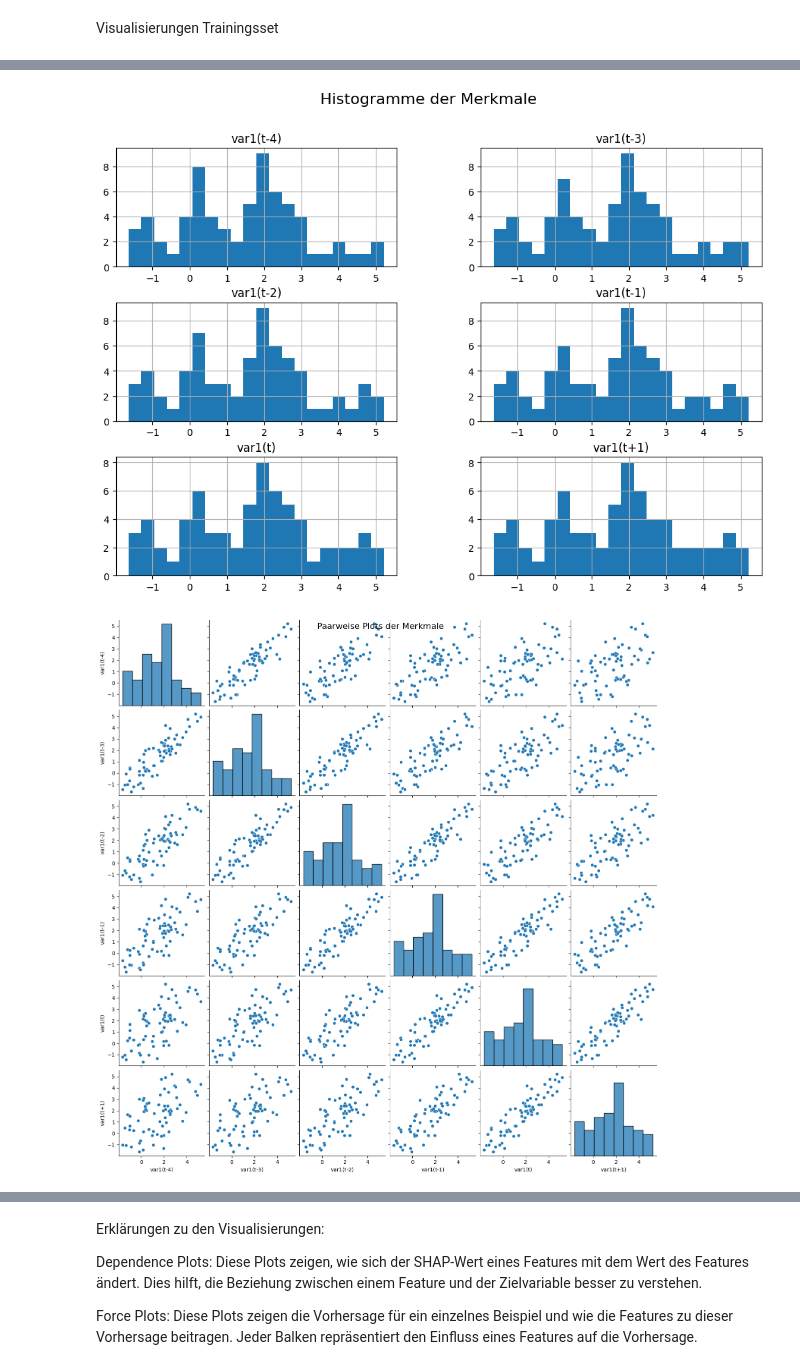
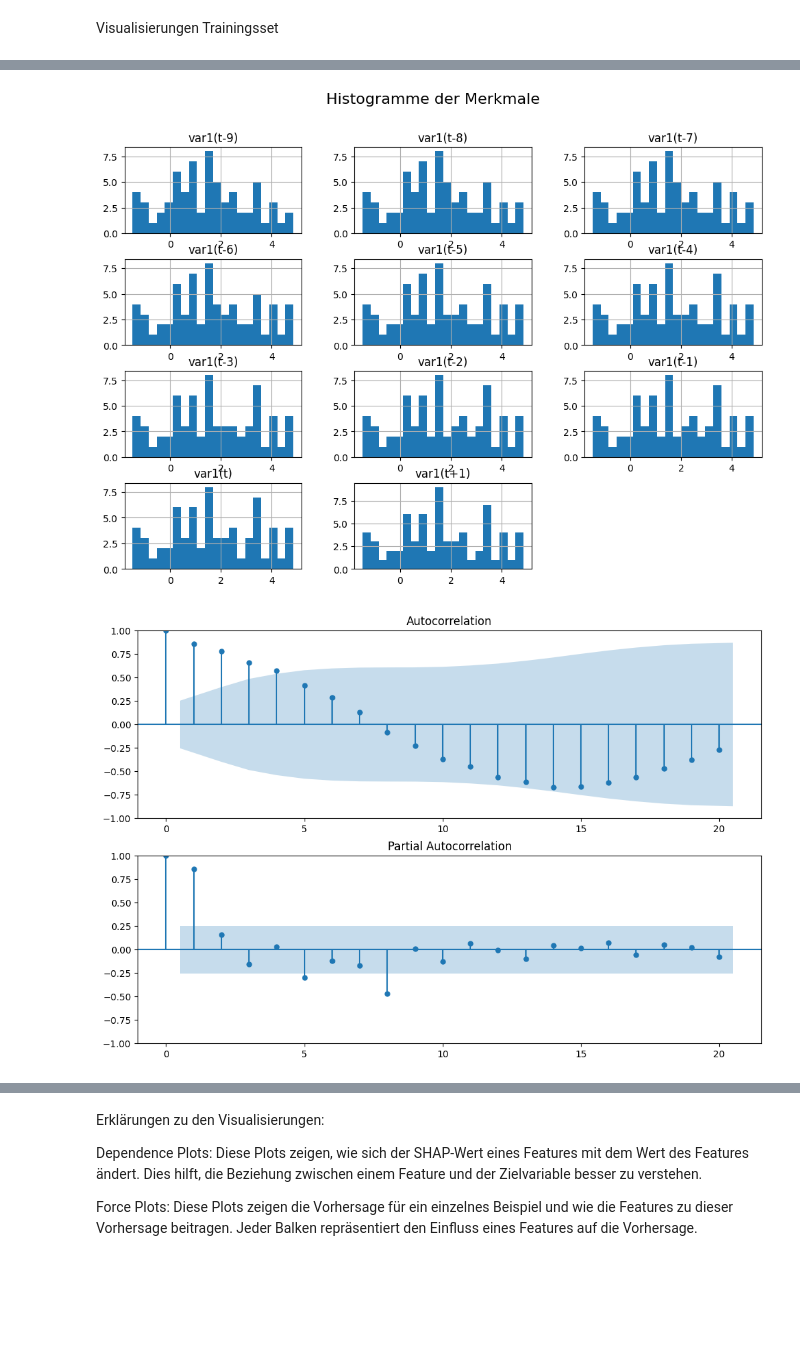
Before and after one commit to mmelinanna/xaiplayground, a Jupyter notebook: random_forest.ipynb, the cells around one changed output, grey strips where cells are left out. Cells and saved outputs as stored; diff of their text form; code cells hidden in the pictures; blank space fills up the shorter version.

```diff
--- a/random_forest.ipynb
+++ b/random_forest.ipynb
@@ -514,6 +785,6 @@ data_concatenated
 90 rows × 2 columns
 # %%
 data_concatenated
-tsl = time_series_lagger(data_concatenated.loc[:,"values"].to_list(), n_in=5, n_out=1)
+tsl = time_series_lagger(data_concatenated.loc[:,"values"].to_list(), n_in=10, n_out=1)
 tsl
 # %% [output]
@@ -685,7 +965,7 @@ def plot_trend_and_season(train_df):
 # Aufrufen der Plot-Funktionen
 plot_line_chart(data_train)
 plot_histograms(data_train)
-plot_pairplots(data_train)
+#plot_pairplots(data_train)
 plot_acf_and_pacf(train_df)
 plot_trend_and_season(train_df)
 # %% [output]
@@ -693,2 +973,2 @@ plot_trend_and_season(train_df)
-[figure, old version]
+[figure, new version]
-[figure, old version]
+[figure, new version]
```
Also changed, not shown: parts of 39 cells of this notebook, 3 other files.
